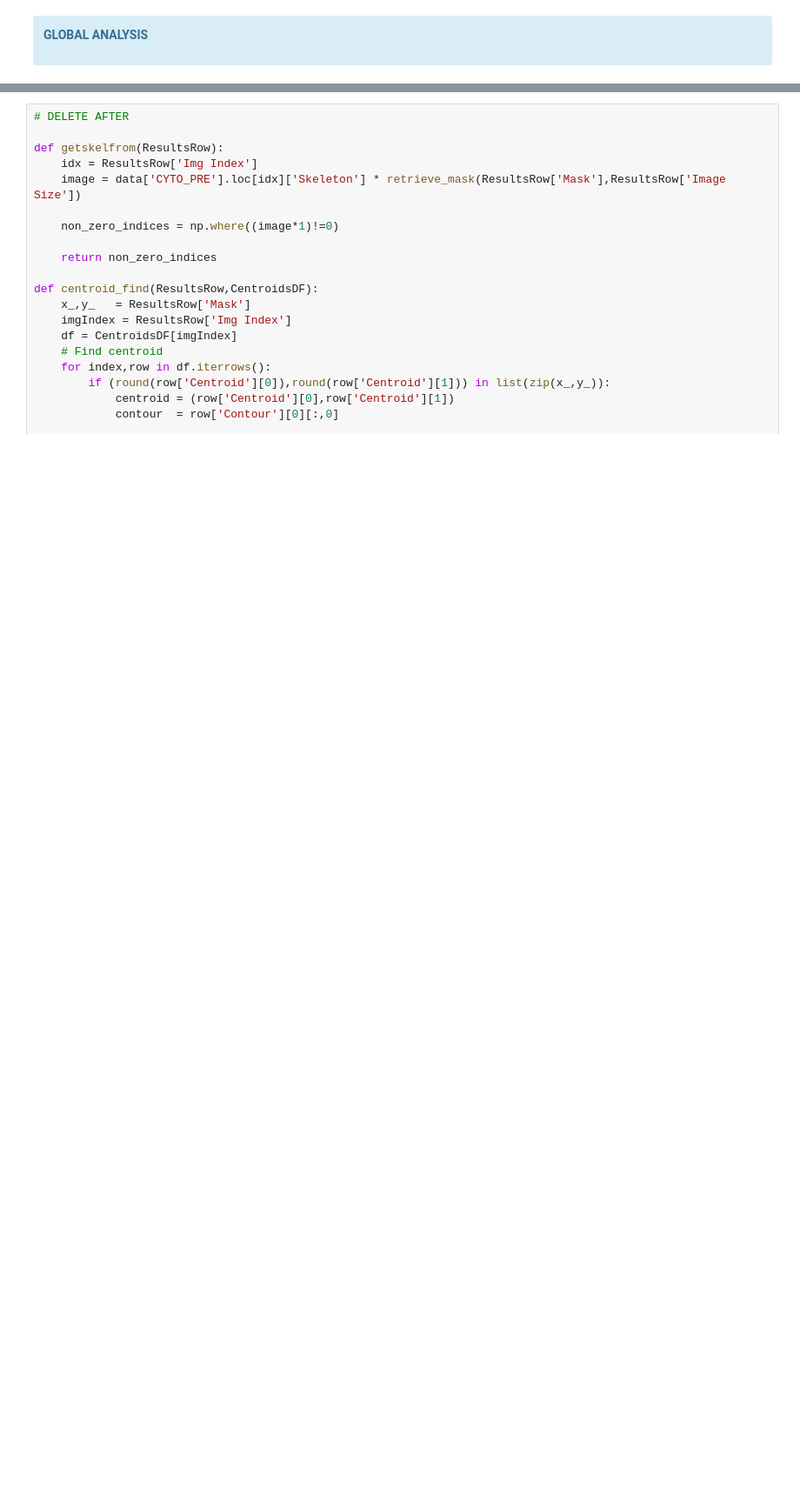
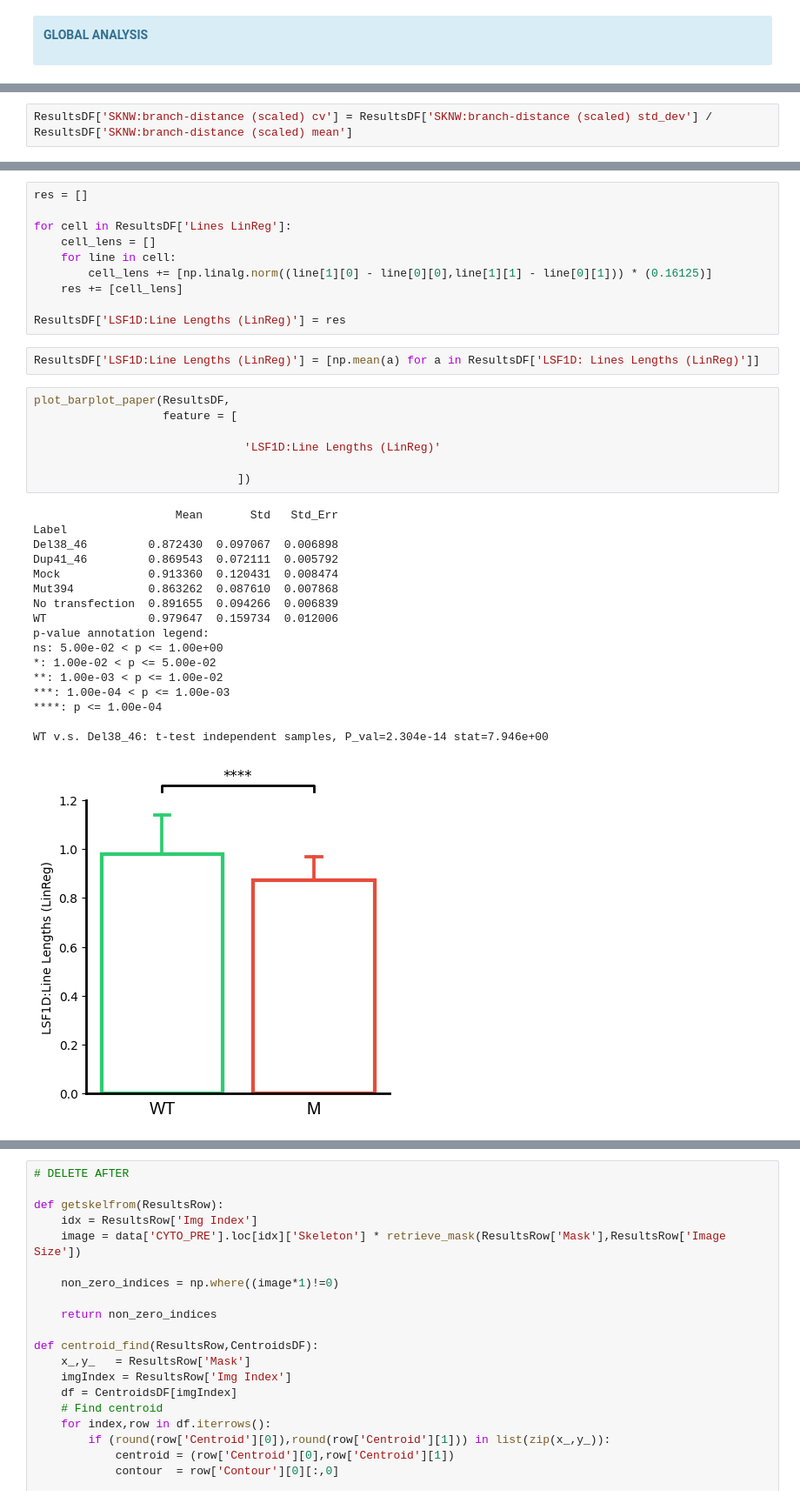
Before and after one commit to diogojfv/aTubulinOrganization, a Jupyter notebook: 7 - Results Analysis.ipynb, the cells around one changed output, grey strips where cells are left out. Shown: that part at 87% size. Cells and saved outputs as stored; diff of their text form; blank space fills up the shorter version.

```diff
--- a/7 - Results Analysis.ipynb
+++ b/7 - Results Analysis.ipynb
@@ -345,0 +490,2 @@ WT v.s. Del38_46: t-test independent samples, P_val=1.151e-10 stat=6.634e+00
+# %%
+ResultsDF['SKNW:branch-distance (scaled) cv'] = ResultsDF['SKNW:branch-distance (scaled) std_dev'] / ResultsDF['SKNW:branch-distance (scaled) mean']
@@ -345,0 +512,37 @@ WT v.s. Del38_46: t-test independent samples, P_val=1.151e-10 stat=6.634e+00
+# %%
+res = []
+
+for cell in ResultsDF['Lines LinReg']:
+    cell_lens = []
+    for line in cell:
+        cell_lens += [np.linalg.norm((line[1][0] - line[0][0],line[1][1] - line[0][1])) * (0.16125)]
+    res += [cell_lens]
+
+ResultsDF['LSF1D:Line Lengths (LinReg)'] = res
+# %%
+ResultsDF['LSF1D:Line Lengths (LinReg)'] = [np.mean(a) for a in ResultsDF['LSF1D: Lines Lengths (LinReg)']]
+# %%
+plot_barplot_paper(ResultsDF,
+                   feature = [
+
+                               'LSF1D:Line Lengths (LinReg)'
+
+                              ])
+# %% [output]
+                     Mean       Std   Std_Err
+Label
+Del38_46         0.872430  0.097067  0.006898
+Dup41_46         0.869543  0.072111  0.005792
+Mock             0.913360  0.120431  0.008474
+Mut394           0.863262  0.087610  0.007868
+No transfection  0.891655  0.094266  0.006839
+WT               0.979647  0.159734  0.012006
+p-value annotation legend:
+ns: 5.00e-02 < p <= 1.00e+00
+*: 1.00e-02 < p <= 5.00e-02
+**: 1.00e-03 < p <= 1.00e-02
+***: 1.00e-04 < p <= 1.00e-03
+****: p <= 1.00e-04
+
+WT v.s. Del38_46: t-test independent samples, P_val=2.304e-14 stat=7.946e+00
+[figure, added]
```
Also changed, not shown: parts of 12 cells of this notebook, 1 other file.
